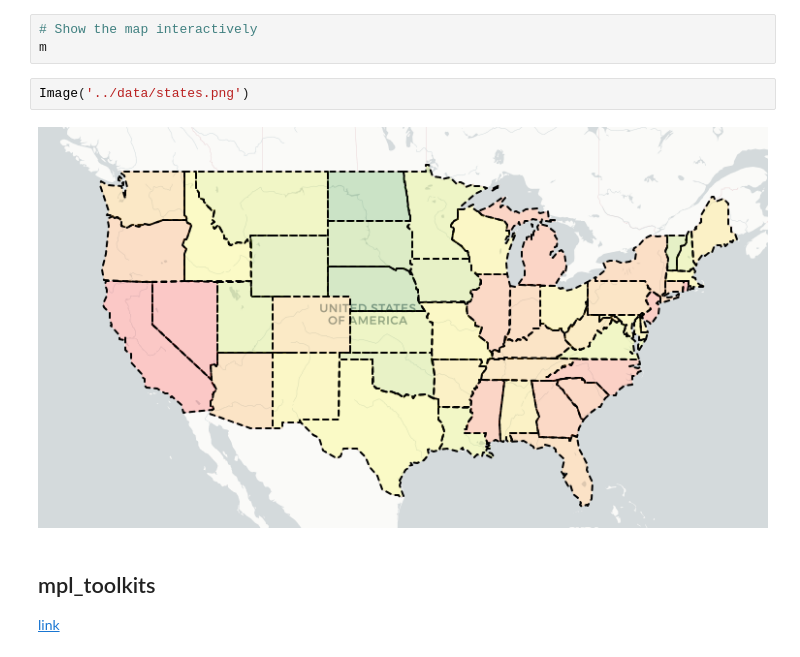
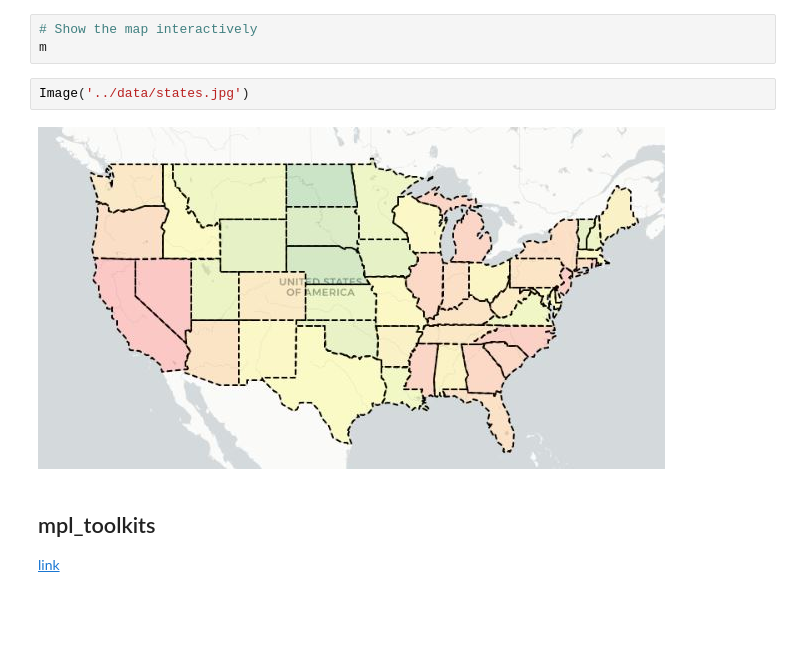
Before and after one commit to nicotom/visualization_catalog, a Jupyter notebook: Maps/maps.ipynb, the cells around one changed output. Drawn from its saved outputs; the diff is of its cells as text; blank space fills up the shorter version.

```diff
--- a/Maps/maps.ipynb
+++ b/Maps/maps.ipynb
@@ -96,9 +96,9 @@ folium.GeoJson(
 # Show the map interactively
 m
 # %%
-Image('../data/states.png')
+Image('../data/states.jpg')
 # %% [output]
-[figure, old version]
+[figure, new version]
 # %% [markdown]
 ## mpl_toolkits
 [link](https://python-graph-gallery.com/315-a-world-map-of-surf-tweets/)
```
Also changed, not shown: parts of 2 cells of this notebook, 6 other files.
